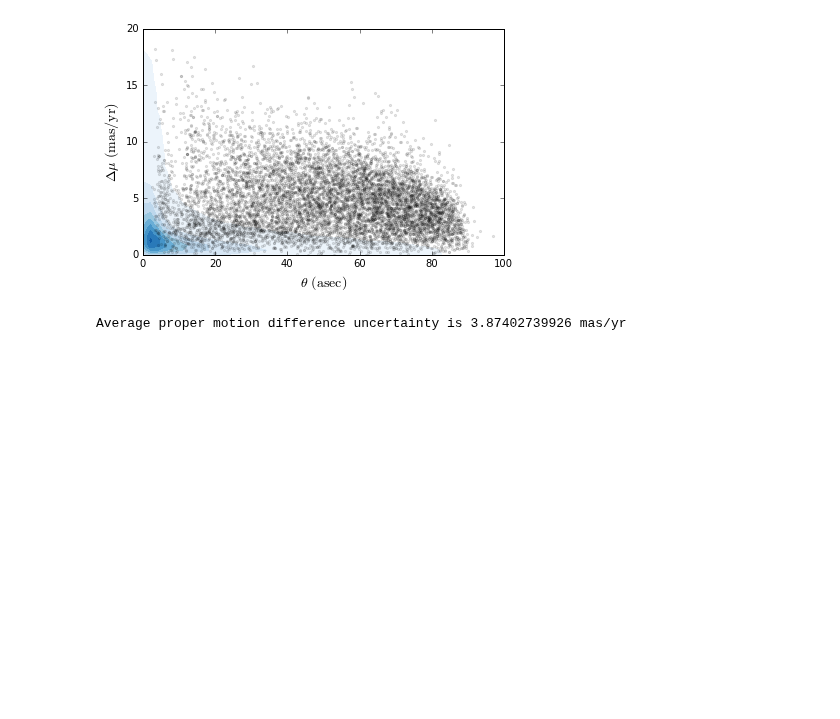
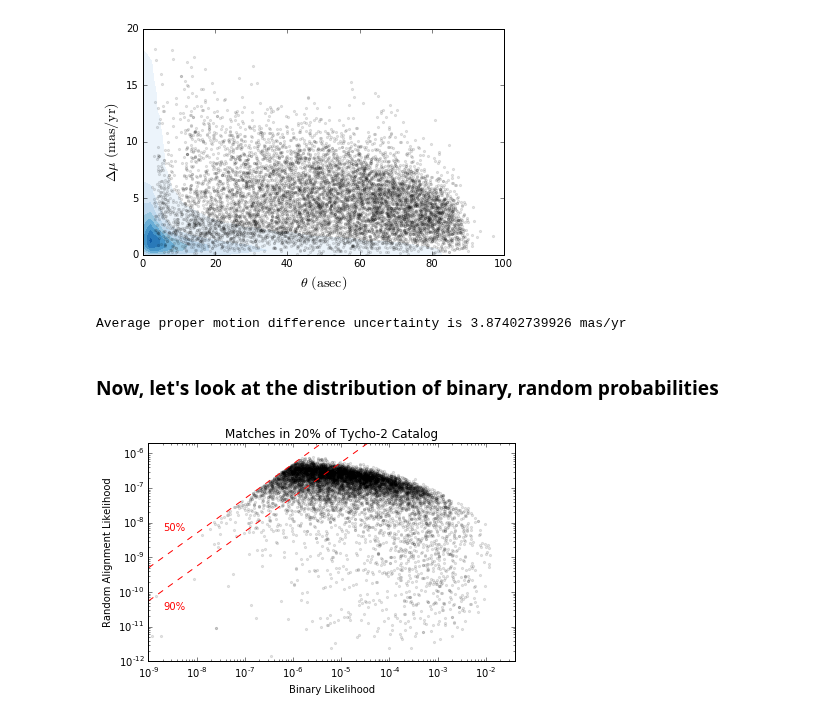
Before and after one commit to astroJeff/gaia_binaries, a Jupyter notebook: notebooks/tycho-2 Plots.ipynb, the cells around one changed output. Saved outputs shown, nothing was run; the diff lists cells and outputs as text; code cells hidden in the pictures; blank space fills up the shorter version.

```diff
--- a/notebooks/tycho-2 Plots.ipynb
+++ b/notebooks/tycho-2 Plots.ipynb
@@ -119,3 +121,39 @@ delta_mu_err = np.mean(np.sqrt(ra_err1**2 + dec_err1**2 + ra_err2**2 + dec_err2*
 print "Average proper motion difference uncertainty is", delta_mu_err, "mas/yr"
 # %% [output]
 Average proper motion difference uncertainty is 3.87402739926 mas/yr
+# %% [markdown]
+### Now, let's look at the distribution of binary, random probabilities
+# %%
+xmin, xmax = 1.0e-9, 4.0e-2
+ymin, ymax = 1.0e-12, 2.0e-6
+
+
+plt.scatter(pairs_full['P_binary'], pairs_full['P_random'], marker='.', color='k', alpha=0.1)
+
+
+x_tmp = 10**np.linspace(np.log10(xmin), np.log10(xmax), 10)
+y_tmp = x_tmp*0.5 * (1.0/0.5 - 1.0)
+plt.plot(x_tmp, y_tmp, color='r', linestyle='dashed')
+
+x_tmp = 10**np.linspace(np.log10(xmin), np.log10(xmax), 10)
+y_tmp = x_tmp*0.5 * (1.0/0.9 - 1.0)
+plt.plot(x_tmp, y_tmp, color='r', linestyle='dashed')
+
+
+plt.text(2.0e-9, 6.0e-9, "50%", color='r')
+plt.text(2.0e-9, 3.0e-11, "90%", color='r')
+
+plt.xlabel('Binary Likelihood')
+plt.ylabel('Random Alignment Likelihood')
+plt.title('Matches in 20% of Tycho-2 Catalog')
+
+plt.xlim(xmin, xmax)
+plt.ylim(ymin, ymax)
+plt.xscale('log')
+plt.yscale('log')
+
+plt.tight_layout()
+plt.savefig('../figures/tycho-2_tmp.pdf', rasterized=True)
+#plt.show()
+# %% [output]
+[figure, added]
```
Also changed, not shown: parts of 1 cell of this notebook, 2 other files.
